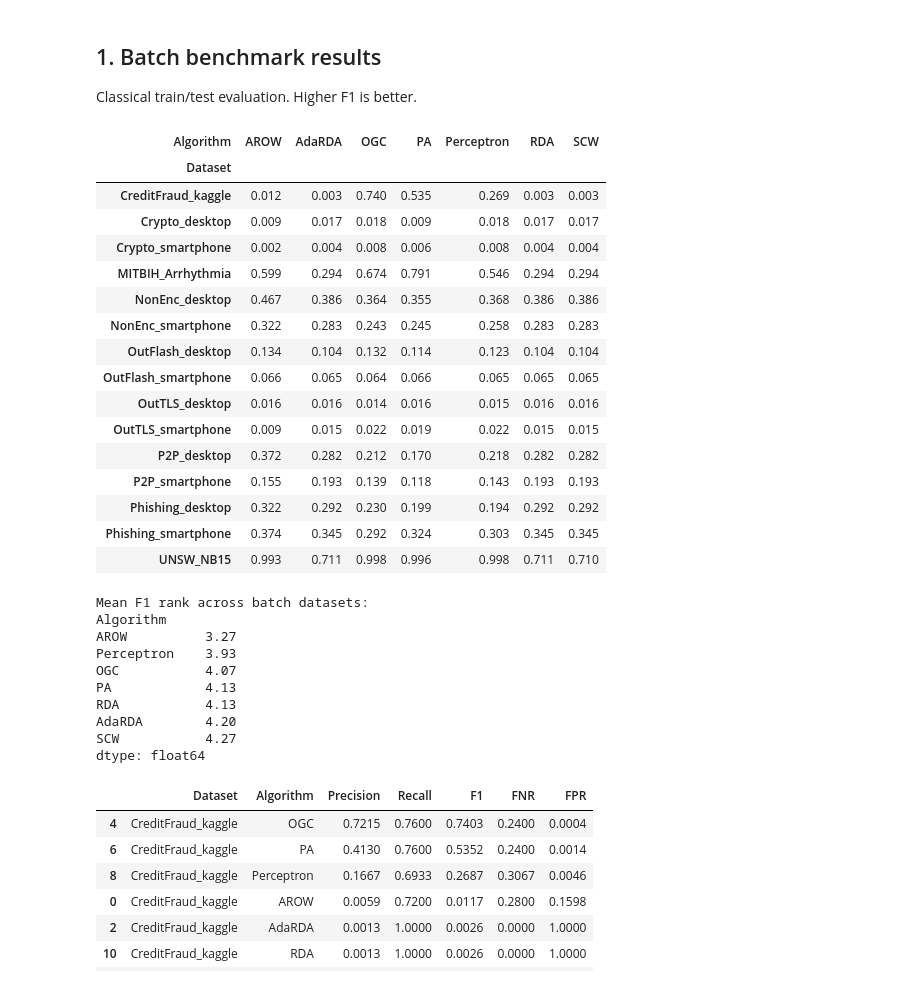
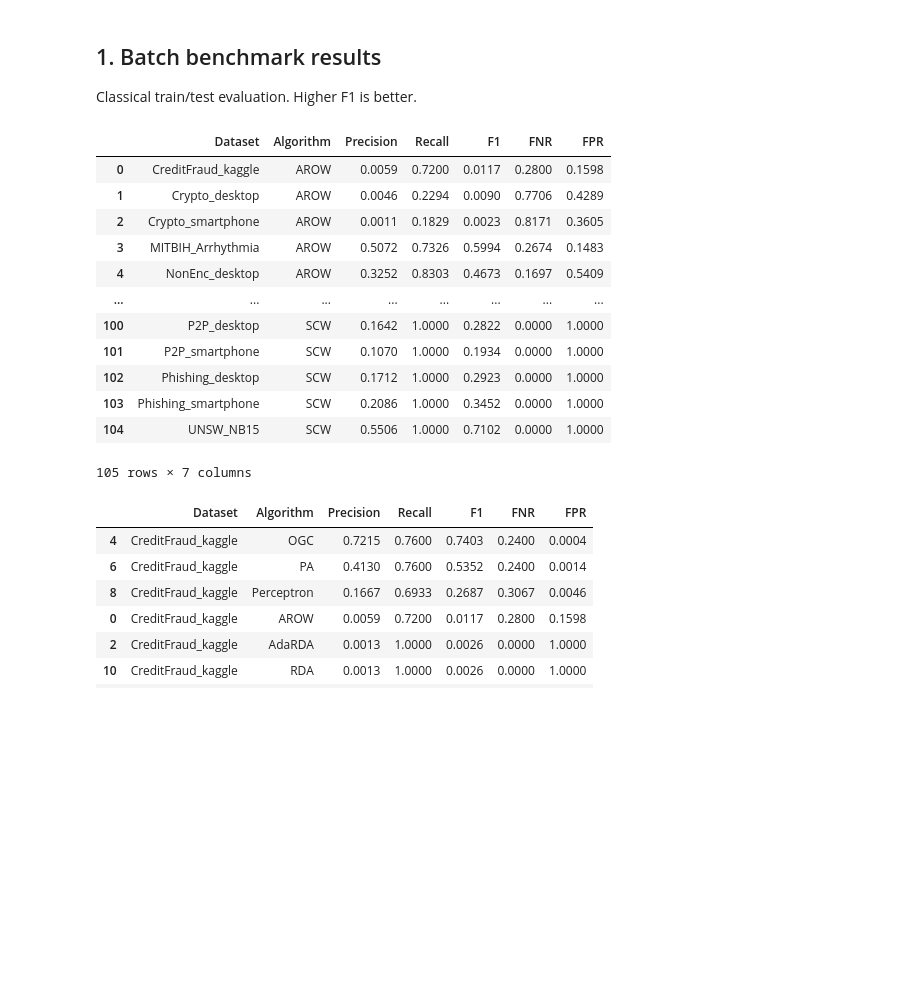
Before and after one commit to w-jamil/extreme-xp, a Jupyter notebook: online-classification/example.ipynb, the cells around one changed output. Saved outputs shown, nothing was run; the diff lists cells and outputs as text; code cells hidden in the pictures; blank space fills up the shorter version.

```diff
--- a/online-classification/example.ipynb
+++ b/online-classification/example.ipynb
@@ -96,43 +94,21 @@ Continual results shape: (29, 23)
 
 Classical train/test evaluation. Higher F1 is better.
 # %%
-batch_pivot = batch_df.pivot_table(
-    index='Dataset', columns='Algorithm', values='F1', aggfunc='mean'
-)
-display(batch_pivot.round(3))
-
-# Average rank per algorithm (lower is better)
-batch_ranks = batch_pivot.rank(axis=1, ascending=False, method='average')
-print('\nMean F1 rank across batch datasets:')
-print(batch_ranks.mean().sort_values().round(2))
+batch_df
 # %% [output]
-| Algorithm | AROW | AdaRDA | OGC | PA | Perceptron | RDA | SCW |
-| Dataset |  |  |  |  |  |  |  |
-| CreditFraud_kaggle | 0.012 | 0.003 | 0.740 | 0.535 | 0.269 | 0.003 | 0.003 |
-| Crypto_desktop | 0.009 | 0.017 | 0.018 | 0.009 | 0.018 | 0.017 | 0.017 |
-| Crypto_smartphone | 0.002 | 0.004 | 0.008 | 0.006 | 0.008 | 0.004 | 0.004 |
-| MITBIH_Arrhythmia | 0.599 | 0.294 | 0.674 | 0.791 | 0.546 | 0.294 | 0.294 |
-| NonEnc_desktop | 0.467 | 0.386 | 0.364 | 0.355 | 0.368 | 0.386 | 0.386 |
-| NonEnc_smartphone | 0.322 | 0.283 | 0.243 | 0.245 | 0.258 | 0.283 | 0.283 |
-| OutFlash_desktop | 0.134 | 0.104 | 0.132 | 0.114 | 0.123 | 0.104 | 0.104 |
-| OutFlash_smartphone | 0.066 | 0.065 | 0.064 | 0.066 | 0.065 | 0.065 | 0.065 |
-| OutTLS_desktop | 0.016 | 0.016 | 0.014 | 0.016 | 0.015 | 0.016 | 0.016 |
-| OutTLS_smartphone | 0.009 | 0.015 | 0.022 | 0.019 | 0.022 | 0.015 | 0.015 |
-| P2P_desktop | 0.372 | 0.282 | 0.212 | 0.170 | 0.218 | 0.282 | 0.282 |
-| P2P_smartphone | 0.155 | 0.193 | 0.139 | 0.118 | 0.143 | 0.193 | 0.193 |
-| Phishing_desktop | 0.322 | 0.292 | 0.230 | 0.199 | 0.194 | 0.292 | 0.292 |
-| Phishing_smartphone | 0.374 | 0.345 | 0.292 | 0.324 | 0.303 | 0.345 | 0.345 |
-| UNSW_NB15 | 0.993 | 0.711 | 0.998 | 0.996 | 0.998 | 0.711 | 0.710 |
+|  | Dataset | Algorithm | Precision | Recall | F1 | FNR | FPR |
+| 0 | CreditFraud_kaggle | AROW | 0.0059 | 0.7200 | 0.0117 | 0.2800 | 0.1598 |
+| 1 | Crypto_desktop | AROW | 0.0046 | 0.2294 | 0.0090 | 0.7706 | 0.4289 |
+| 2 | Crypto_smartphone | AROW | 0.0011 | 0.1829 | 0.0023 | 0.8171 | 0.3605 |
+| 3 | MITBIH_Arrhythmia | AROW | 0.5072 | 0.7326 | 0.5994 | 0.2674 | 0.1483 |
+| 4 | NonEnc_desktop | AROW | 0.3252 | 0.8303 | 0.4673 | 0.1697 | 0.5409 |
+| ... | ... | ... | ... | ... | ... | ... | ... |
+| 100 | P2P_desktop | SCW | 0.1642 | 1.0000 | 0.2822 | 0.0000 | 1.0000 |
+| 101 | P2P_smartphone | SCW | 0.1070 | 1.0000 | 0.1934 | 0.0000 | 1.0000 |
+| 102 | Phishing_desktop | SCW | 0.1712 | 1.0000 | 0.2923 | 0.0000 | 1.0000 |
+| 103 | Phishing_smartphone | SCW | 0.2086 | 1.0000 | 0.3452 | 0.0000 | 1.0000 |
+| 104 | UNSW_NB15 | SCW | 0.5506 | 1.0000 | 0.7102 | 0.0000 | 1.0000 |
-Mean F1 rank across batch datasets:
-Algorithm
-AROW          3.27
-Perceptron    3.93
-OGC           4.07
-PA            4.13
-RDA           4.13
-AdaRDA        4.20
-SCW           4.27
-dtype: float64
+105 rows × 7 columns
 # %%
 batch_df[batch_df['Dataset'].isin(['UNSW_NB15','CreditFraud_kaggle'])].reset_index(drop=True).sort_values(by=['Dataset', 'F1'], ascending=[True, False])
 # %% [output]
```
Also changed, not shown: parts of 7 cells of this notebook, 4 other files.
